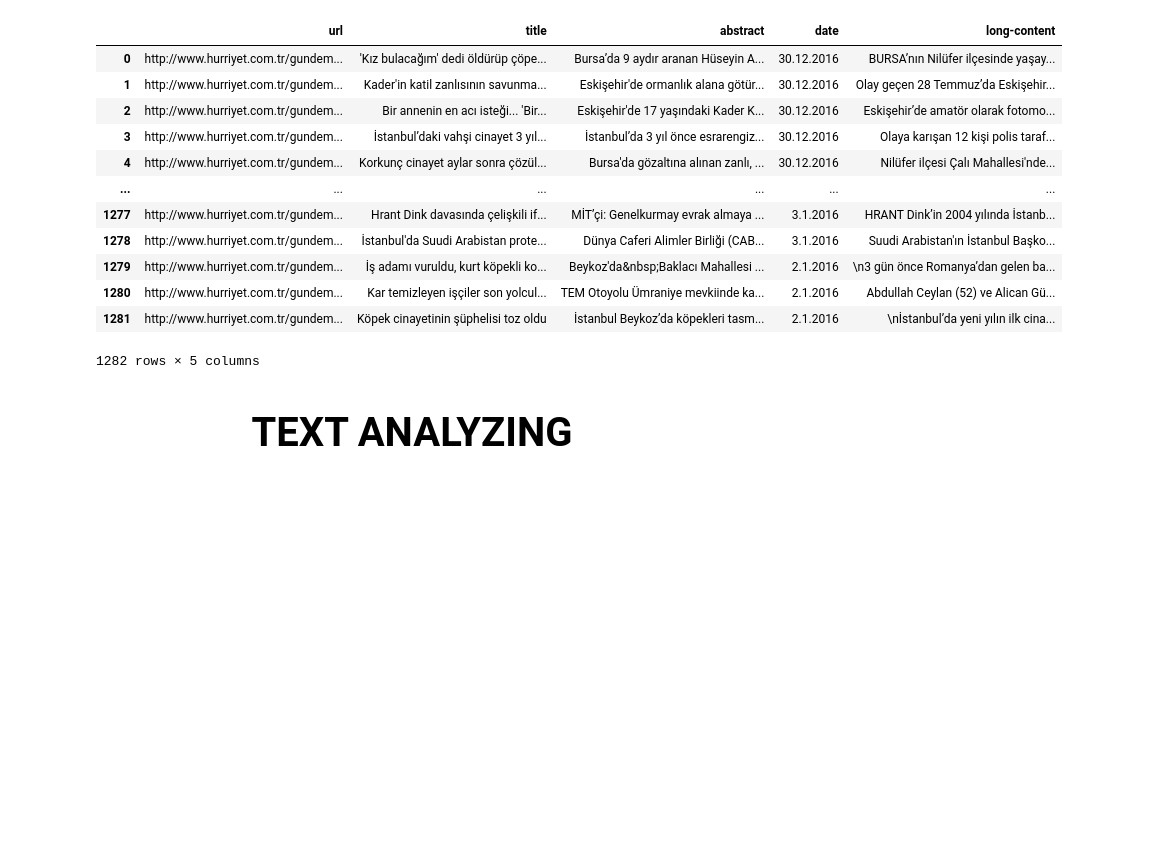
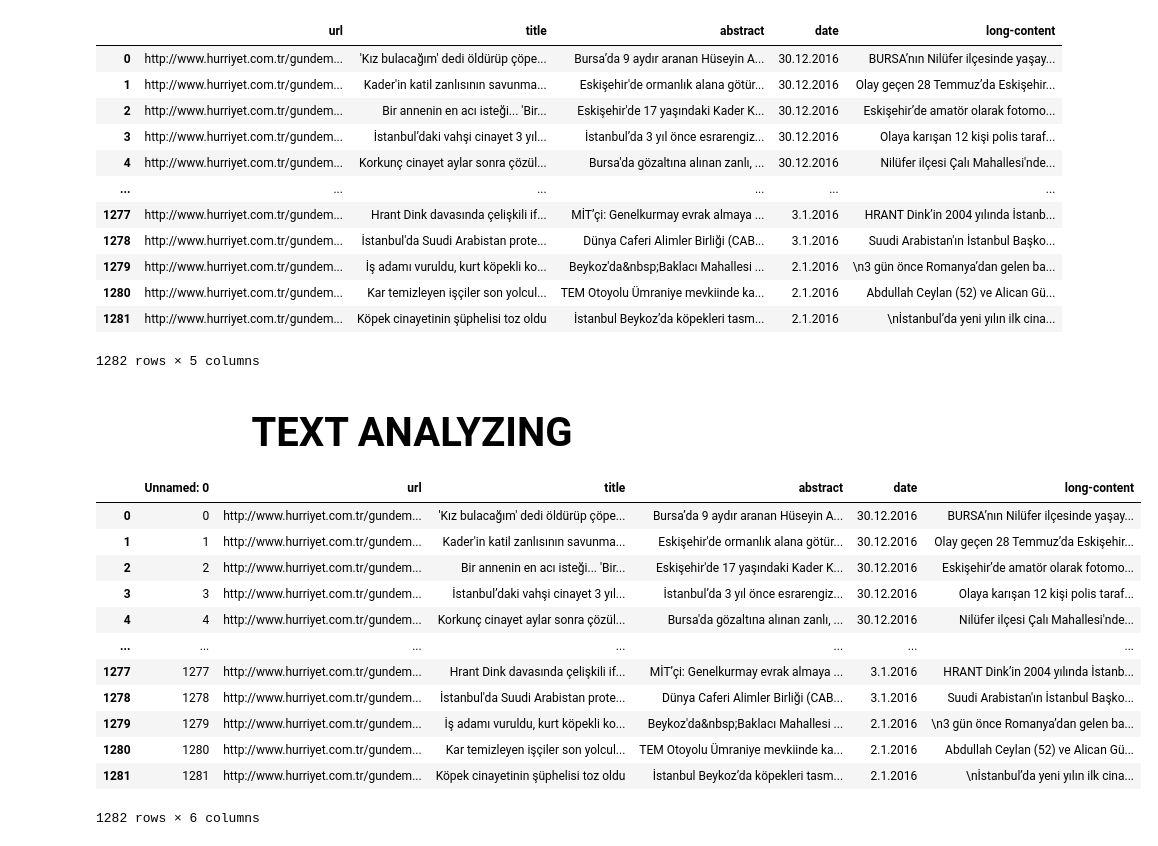
Before and after one commit to invictus-21/News-Scraping, a Jupyter notebook: News Scraping.ipynb, the cells around one changed output. Drawn from its saved outputs; the diff is of its cells as text; code cells hidden in the pictures; blank space fills up the shorter version.

```diff
--- a/Dynamic News Scraping.ipynb
+++ b/News Scraping.ipynb
@@ -240,6 +243,23 @@ scraped_urls.to_csv(f"outputs/with detailed content/csv/scraped_urls_with_detail
 <h1 style="font-size:40px;"> <center> TEXT ANALYZING </center> </h1>
 # %%
 import openai
+# %%
+df = pd.read_csv(f"outputs/with detailed content/csv/scraped_urls_with_detailed_content-{file_name}.csv")
+df
+# %% [output]
+|  | Unnamed: 0 | url | title | abstract | date | long-content |
+| 0 | 0 | http://www.hurriyet.com.tr/gundem... | 'Kız bulacağım' dedi öldürüp çöpe... | Bursa’da 9 aydır aranan Hüseyin A... | 30.12.2016 | BURSA’nın Nilüfer ilçesinde yaşay... |
+| 1 | 1 | http://www.hurriyet.com.tr/gundem... | Kader'in katil zanlısının savunma... | Eskişehir'de ormanlık alana götür... | 30.12.2016 | Olay geçen 28 Temmuz’da Eskişehir... |
+| 2 | 2 | http://www.hurriyet.com.tr/gundem... | Bir annenin en acı isteği... 'Bir... | Eskişehir'de 17 yaşındaki Kader K... | 30.12.2016 | Eskişehir’de amatör olarak fotomo... |
+| 3 | 3 | http://www.hurriyet.com.tr/gundem... | İstanbul’daki vahşi cinayet 3 yıl... | İstanbul’da 3 yıl önce esrarengiz... | 30.12.2016 | Olaya karışan 12 kişi polis taraf... |
+| 4 | 4 | http://www.hurriyet.com.tr/gundem... | Korkunç cinayet aylar sonra çözül... | Bursa'da gözaltına alınan zanlı, ... | 30.12.2016 | Nilüfer ilçesi Çalı Mahallesi'nde... |
+| ... | ... | ... | ... | ... | ... | ... |
+| 1277 | 1277 | http://www.hurriyet.com.tr/gundem... | Hrant Dink davasında çelişkili if... | MİT’çi: Genelkurmay evrak almaya ... | 3.1.2016 | HRANT Dink’in 2004 yılında İstanb... |
+| 1278 | 1278 | http://www.hurriyet.com.tr/gundem... | İstanbul'da Suudi Arabistan prote... | Dünya Caferi Alimler Birliği (CAB... | 3.1.2016 | Suudi Arabistan'ın İstanbul Başko... |
+| 1279 | 1279 | http://www.hurriyet.com.tr/gundem... | İş adamı vuruldu, kurt köpekli ko... | Beykoz'da&nbsp;Baklacı Mahallesi ... | 2.1.2016 | \n3 gün önce Romanya’dan gelen ba... |
+| 1280 | 1280 | http://www.hurriyet.com.tr/gundem... | Kar temizleyen işçiler son yolcul... | TEM Otoyolu Ümraniye mevkiinde ka... | 2.1.2016 | Abdullah Ceylan (52) ve Alican Gü... |
+| 1281 | 1281 | http://www.hurriyet.com.tr/gundem... | Köpek cinayetinin şüphelisi toz oldu | İstanbul Beykoz’da köpekleri tasm... | 2.1.2016 | \nİstanbul’da yeni yılın ilk cina... |
+1282 rows × 6 columns
 # %%
 def generate_response(prompt: str = "I have no question", creativity: float = 0):
     """
```
Also changed, not shown: parts of 7 cells of this notebook.
